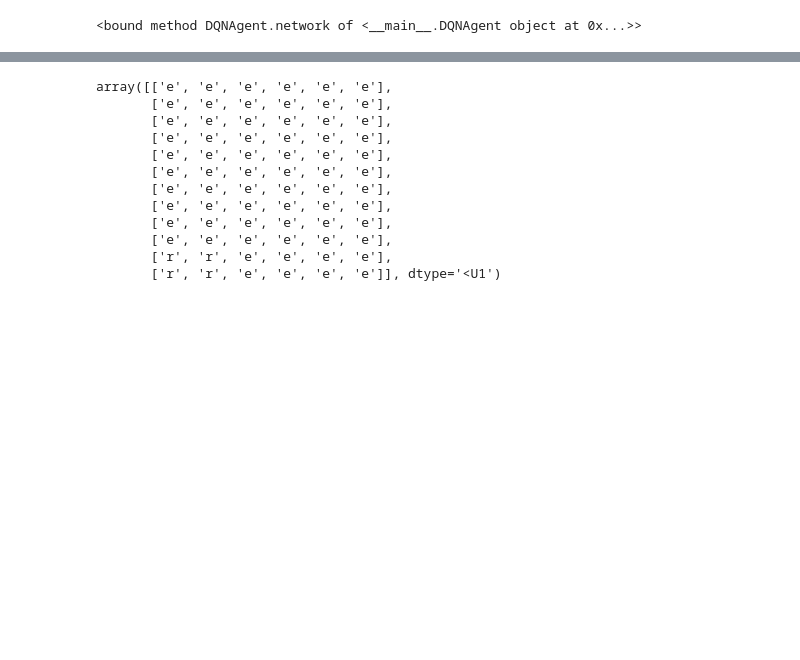
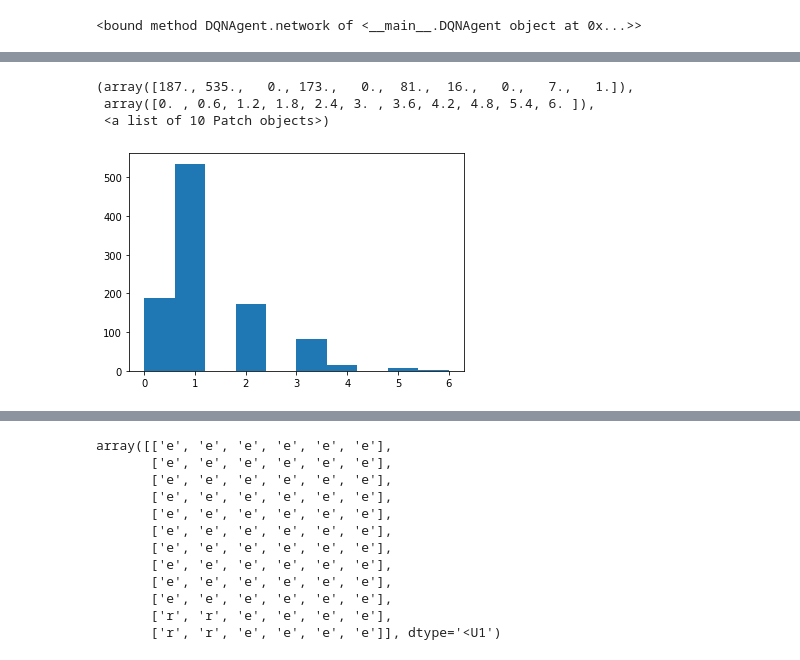
Before and after one commit to Arraytionary/deeply, a Jupyter notebook: projectP.ipynb, the cells around one changed output, grey strips where cells are left out. Cells and saved outputs as stored; diff of their text form; code cells hidden in the pictures; blank space fills up the shorter version.

```diff
--- a/projectP.ipynb
+++ b/projectP.ipynb
@@ -38,7 +56,8 @@ def new_board():
 # %%
 def pop(board, group):
     for i,j in group:
-        board[i, j] = 'e'
+#         board[i, j] = 'e'------------------------------------------------------
+       board[i, j] = 0
 
 def next_board(_board):
     board = _board.copy()
@@ -77,8 +96,8 @@ def next_board(_board):
 
     for i in range(len(board)):
             for j in range(len(board[0])):
-                if board[i, j] != 'e' and (i, j) not in visited:
-#                     print(i, j)
+#                 if board[i, j] != 'e' and (i, j) not in visited:---------------------------
+                if board[i, j] != 0 and (i, j) not in visited:
                     chain, group = connect(i, j)
                     if chain:
                         pop(board, group)
@@ -95,7 +114,8 @@ def hor(puyo, board, start):
     possible = []
     n, m = puyo
     for i in range(5):
-        if board[0][i] == 'e' and board[0][i + 1] == 'e':
+#         if board[0][i] == 'e' and board[0][i + 1] == 'e':-----------------------------------------
+        if board[0][i] == 0 and board[0][i + 1] == 0:
             t_board = board.copy()
             t_board = board.copy()
             t_board[0,i] = n
@@ -107,7 +127,8 @@ def ver(puyo, board, start):
     possible = []
     n, m = puyo
     for i in range(6):
-        if board[0][i] == 'e' and board[1][i] == 'e':
+#         if board[0][i] == 'e' and board[1][i] == 'e':------------------------------------------
+        if board[0][i] == 0 and board[1][i] == 0:
             t_board = board.copy()
             t_board[0,i] = n
             t_board[1,i] = m
@@ -236,0 +278,7 @@ for i in range(250):
+# %%
+plt.hist(chain_plot[9000:10000])
+# %% [output]
+(array([187., 535.,   0., 173.,   0.,  81.,  16.,   0.,   7.,   1.]),
+ array([0. , 0.6, 1.2, 1.8, 2.4, 3. , 3.6, 4.2, 4.8, 5.4, 6. ]),
+ <a list of 10 Patch objects>)
+[figure, added]
```
Also changed, not shown: parts of 9 cells of this notebook, 1 other file.
